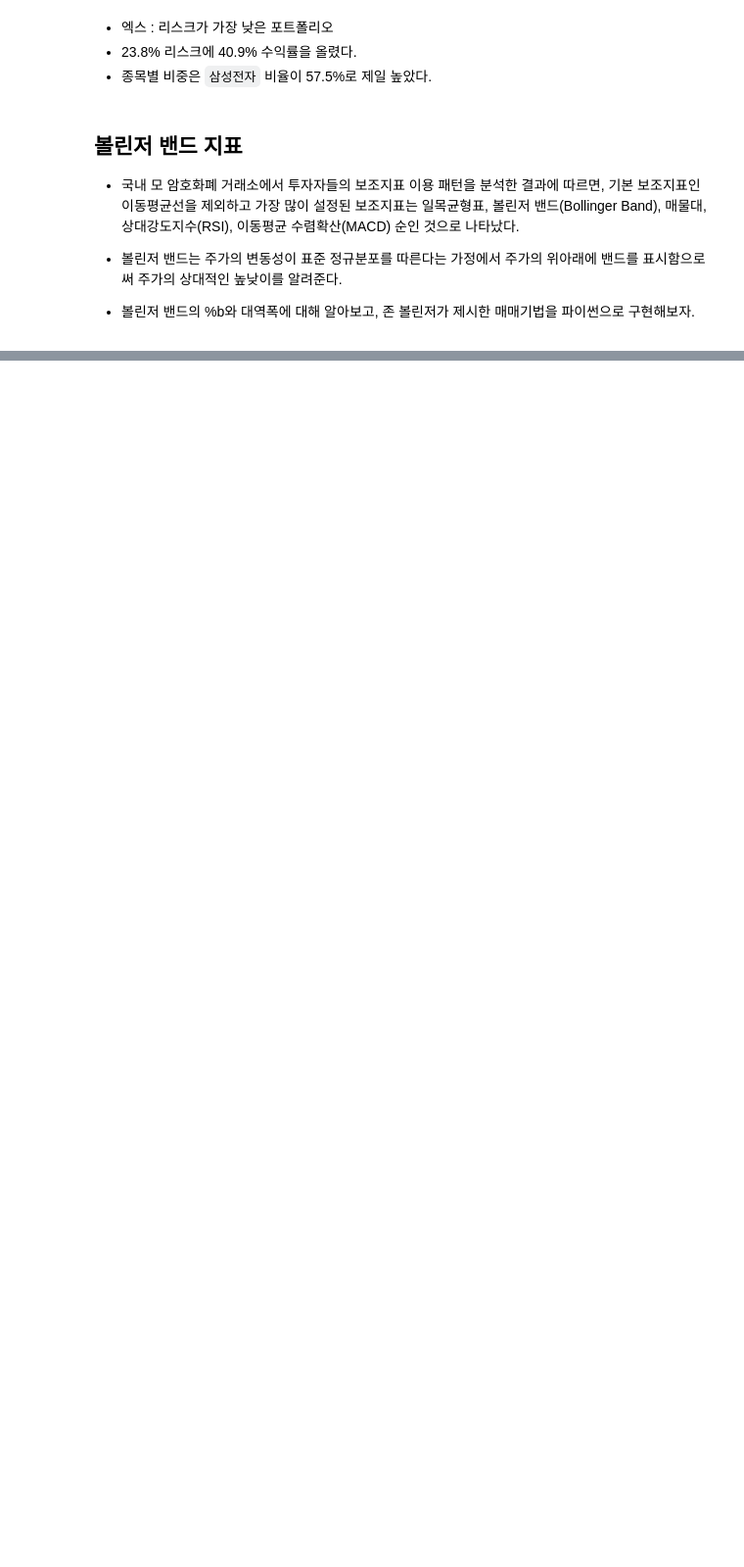
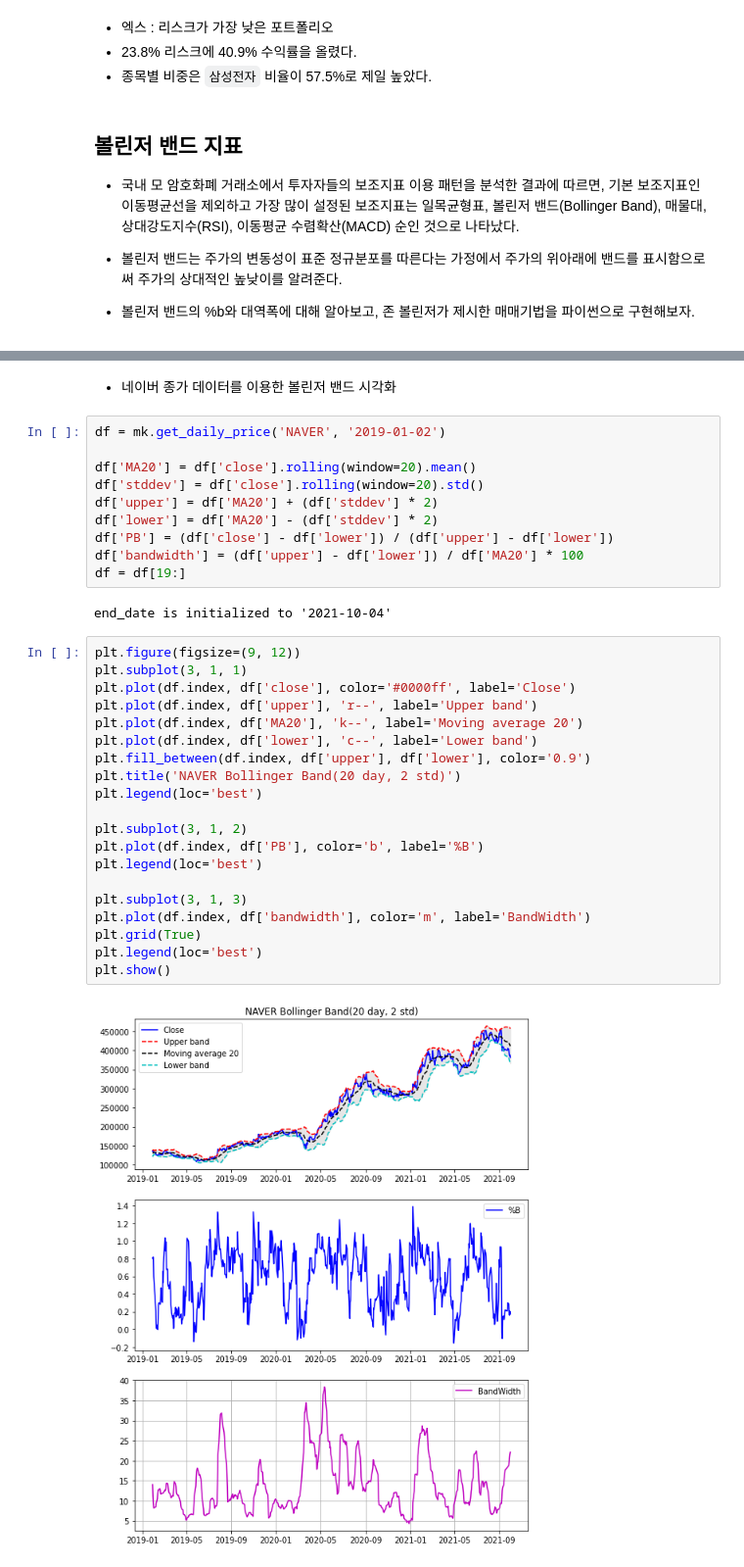
Before and after one commit to ByungSun/stock-data-analysis, a Jupyter notebook: days_notebook/20211003.ipynb, the cells around one changed output, grey strips where cells are left out. Shown at 98% size. Drawn from its saved outputs; the diff is of its cells as text; blank space fills up the shorter version.

```diff
--- a/days_notebook/20211003.ipynb
+++ b/days_notebook/20211003.ipynb
@@ -283,0 +316,36 @@ Name: 10681, dtype: float64
+# %% [markdown]
+- 네이버 종가 데이터를 이용한 볼린저 밴드 시각화
+# %%
+df = mk.get_daily_price('NAVER', '2019-01-02')
+
+df['MA20'] = df['close'].rolling(window=20).mean()
+df['stddev'] = df['close'].rolling(window=20).std()
+df['upper'] = df['MA20'] + (df['stddev'] * 2)
+df['lower'] = df['MA20'] - (df['stddev'] * 2)
+df['PB'] = (df['close'] - df['lower']) / (df['upper'] - df['lower'])
+df['bandwidth'] = (df['upper'] - df['lower']) / df['MA20'] * 100
+df = df[19:]
+# %% [output]
+end_date is initialized to '2021-10-04'
+# %%
+plt.figure(figsize=(9, 12))
+plt.subplot(3, 1, 1)
+plt.plot(df.index, df['close'], color='#0000ff', label='Close')
+plt.plot(df.index, df['upper'], 'r--', label='Upper band')
+plt.plot(df.index, df['MA20'], 'k--', label='Moving average 20')
+plt.plot(df.index, df['lower'], 'c--', label='Lower band')
+plt.fill_between(df.index, df['upper'], df['lower'], color='0.9')
+plt.title('NAVER Bollinger Band(20 day, 2 std)')
+plt.legend(loc='best')
+
+plt.subplot(3, 1, 2)
+plt.plot(df.index, df['PB'], color='b', label='%B')
+plt.legend(loc='best')
+
+plt.subplot(3, 1, 3)
+plt.plot(df.index, df['bandwidth'], color='m', label='BandWidth')
+plt.grid(True)
+plt.legend(loc='best')
+plt.show()
+# %% [output]
+[figure, added]
```
Also changed, not shown: parts of 10 cells of this notebook.
